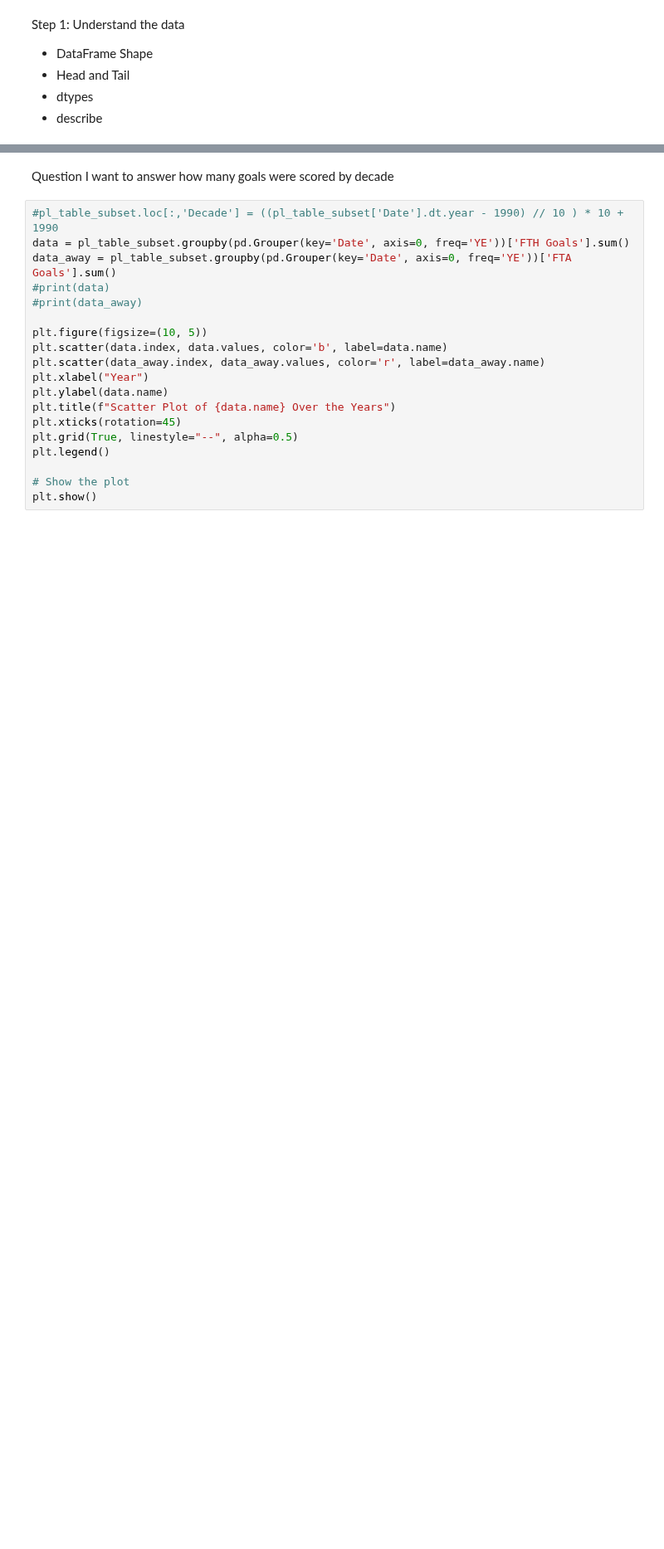
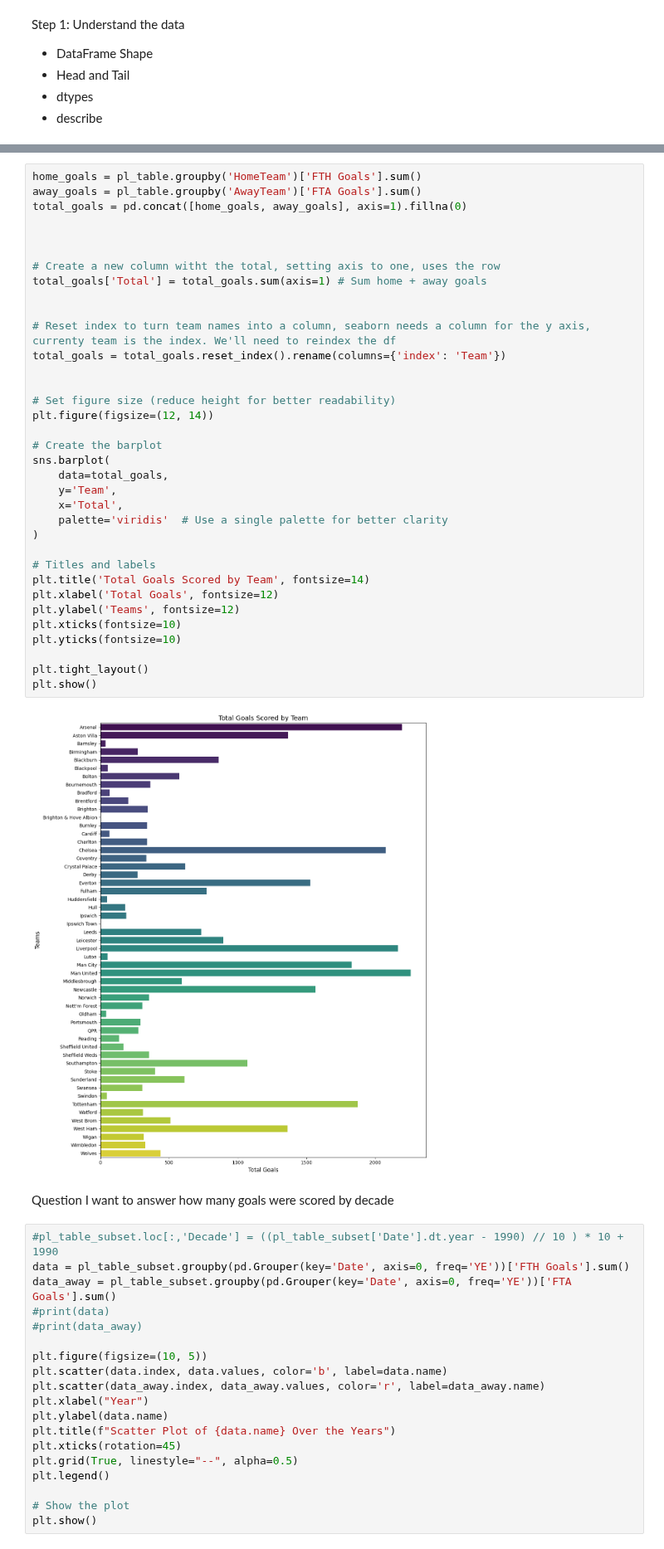
Before and after one commit to RaulBSanchez/PremierLeagueData, a Jupyter notebook: notebook49901bb43c.ipynb, the cells around one changed output, grey strips where cells are left out. Shown at 83% size. Saved outputs shown, nothing was run; the diff lists cells and outputs as text; blank space fills up the shorter version.

```diff
--- a/notebook49901bb43c.ipynb
+++ b/notebook49901bb43c.ipynb
@@ -89,3 +252,40 @@ plt.show()
+# %%
+home_goals = pl_table.groupby('HomeTeam')['FTH Goals'].sum()
+away_goals = pl_table.groupby('AwayTeam')['FTA Goals'].sum()
+total_goals = pd.concat([home_goals, away_goals], axis=1).fillna(0)
+
+
+
+# Create a new column witht the total, setting axis to one, uses the row
+total_goals['Total'] = total_goals.sum(axis=1) # Sum home + away goals
+
+
+# Reset index to turn team names into a column, seaborn needs a column for the y axis, currenty team is the index. We'll need to reindex the df
+total_goals = total_goals.reset_index().rename(columns={'index': 'Team'})
+
+
+# Set figure size (reduce height for better readability)
+plt.figure(figsize=(12, 14))
+
+# Create the barplot
+sns.barplot(
+    data=total_goals,
+    y='Team',
+    x='Total',
+    palette='viridis'  # Use a single palette for better clarity
+)
+
+# Titles and labels
+plt.title('Total Goals Scored by Team', fontsize=14)
+plt.xlabel('Total Goals', fontsize=12)
+plt.ylabel('Teams', fontsize=12)
+plt.xticks(fontsize=10)
+plt.yticks(fontsize=10)
+
+plt.tight_layout()
+plt.show()
+# %% [output]
+[figure, added]
 # %% [markdown]
 Question I want to answer how many goals were scored by decade
 # %%
```
Also changed, not shown: parts of 19 cells of this notebook.
